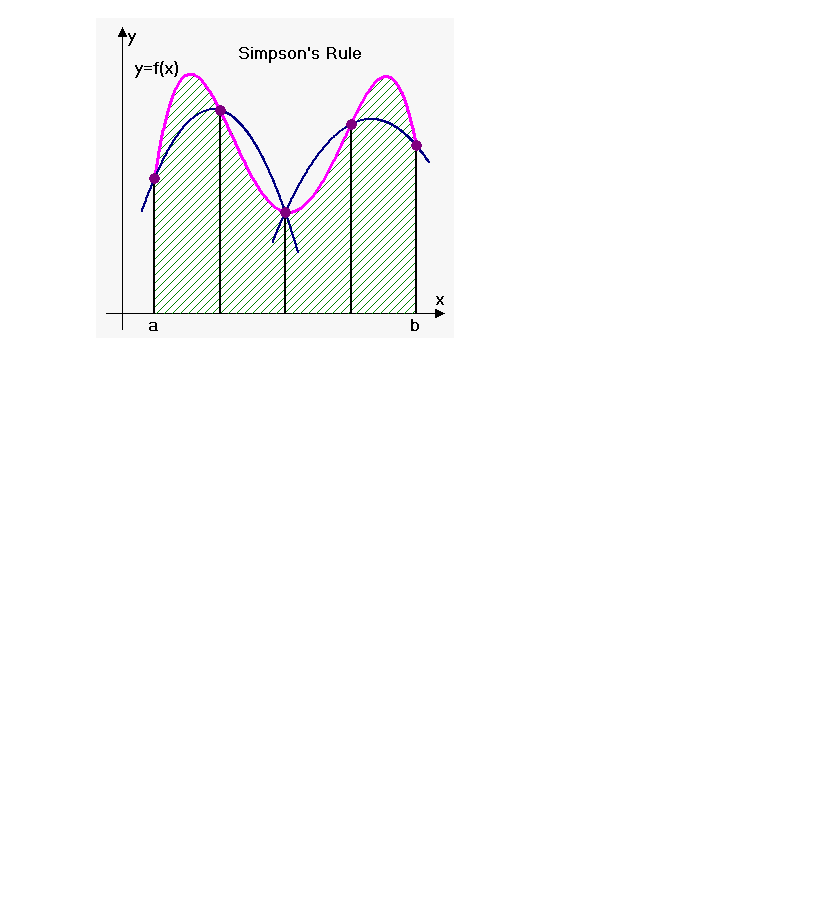
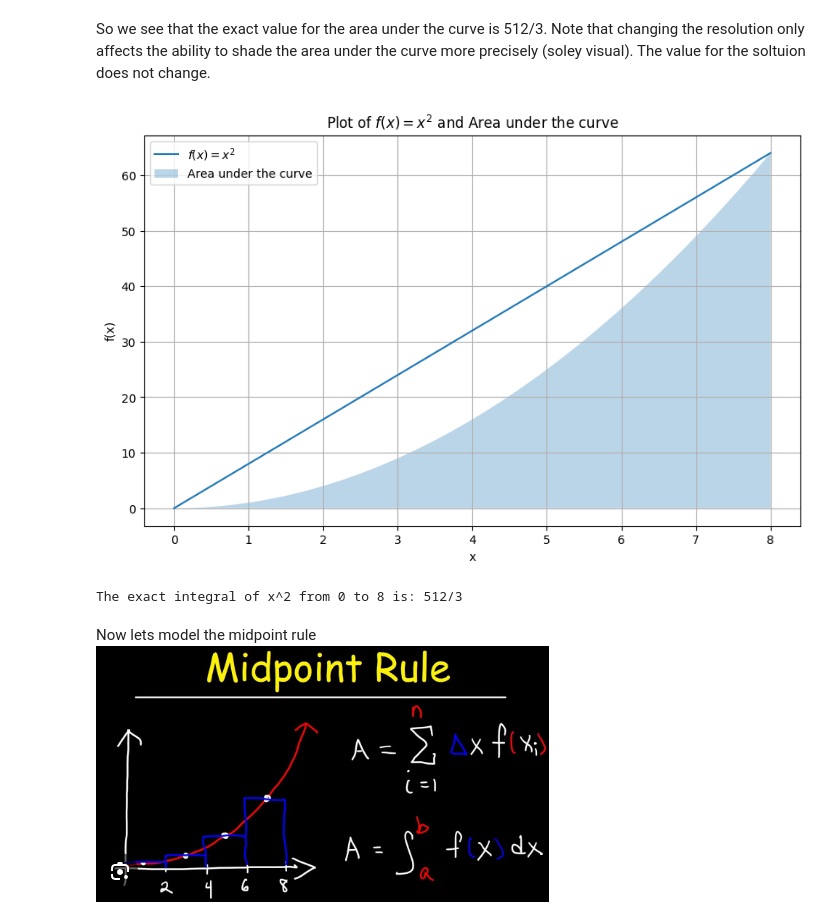
Before and after one commit to aqsnyder/eng_math, a Jupyter notebook: simpson_integration.ipynb, the cells around one changed output. Drawn from its saved outputs; the diff is of its cells as text; code cells hidden in the pictures; blank space fills up the shorter version.

Commit message:
added mid point rule

```diff
--- a/simpson_integration.ipynb
+++ b/simpson_integration.ipynb
@@ -0,0 +13,36 @@
+# %%
+def exact_int(integral_result, resolution):
+    # Define the variable and the function
+    x = sp.Symbol('x')
+    f = x**2
+
+    # Calculate the definite integral
+    integral_result = sp.integrate(f, (x, 0, 8))
+
+    # Create a numeric version of the function for plotting
+    f_numeric = sp.lambdify(x, f, 'numpy')
+
+    # Generate x values for plotting
+    x_vals = np.linspace(0, 8, resolution)
+    y_vals = f_numeric(x_vals)
+
+    # Plot the function
+    plt.figure(figsize=(10, 6))
+    plt.plot(x_vals, y_vals, label='$f(x) = x^2$')
+
+    # Shade the area under the curve for the integral
+    x_fill = np.linspace(0, 8, 400)
+    y_fill = f_numeric(x_fill)
+    plt.fill_between(x_fill, y_fill, alpha=0.3, label='Area under the curve')
+
+    plt.xlabel('x')
+    plt.ylabel('f(x)')
+    plt.title('Plot of $f(x) = x^2$ and Area under the curve')
+    plt.legend()
+    plt.grid(True)
+    plt.show()
+
+    print("The exact integral of x^2 from 0 to 8 is:", integral_result)
+    return(integral_results)
+
+exact_int(integral_result, 4000)
@@ -1,2 +53,10 @@
+# %% [markdown]
+So we see that the exact value for the area under the curve is 512/3. Note that changing the resolution only affects the ability to shade the area under the curve more precisely (soley visual). The value for the soltuion does not change.
+# %%
+exact_int(integral_result, 2)
+# %% [output]
+[figure, added]
+The exact integral of x^2 from 0 to 8 is: 512/3
 # %% [markdown]
-![image.png](attachment:image.png-old)
+Now lets model the midpoint rule <br>
+![image.png](attachment:image.png-new)
```
Also changed, not shown: parts of 8 cells of this notebook, 2 other files.
